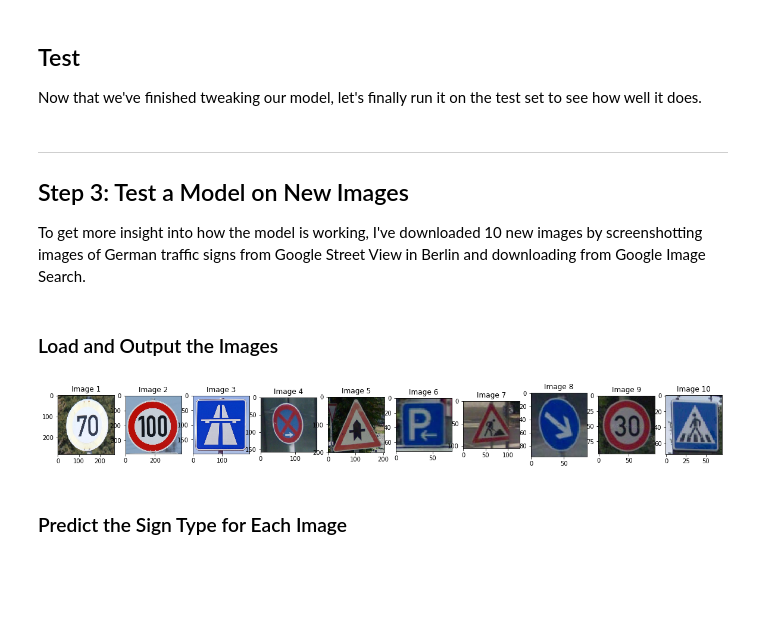
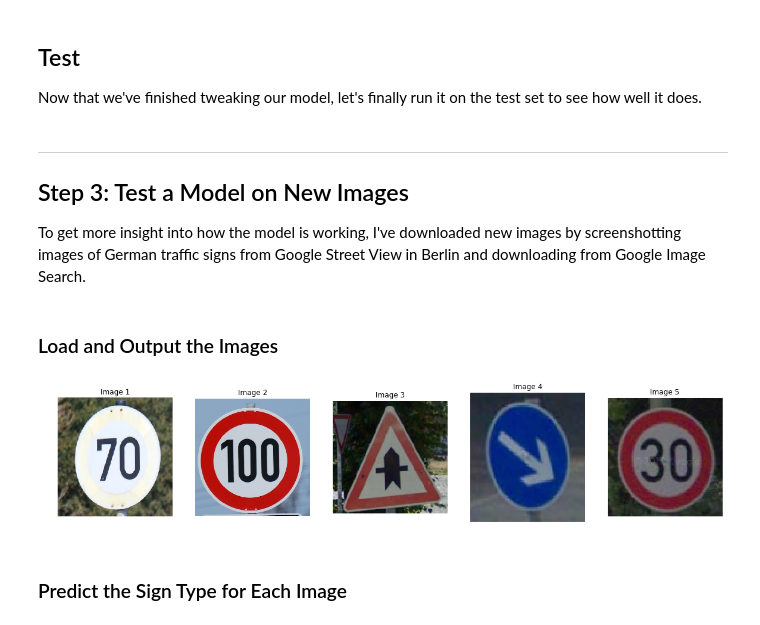
Before and after one commit to tjacobs/CarND-Traffic-Sign-Classifier-Project, a Jupyter notebook: Traffic_Sign_Classifier.ipynb, the cells around one changed output. Cells and saved outputs as stored; diff of their text form; code cells hidden in the pictures; blank space fills up the shorter version.

```diff
--- a/Traffic_Sign_Classifier.ipynb
+++ b/Traffic_Sign_Classifier.ipynb
@@ -71,20 +69,27 @@ import matplotlib.pyplot as plt
 %matplotlib inline
 from random import randint
 import pandas as pd
+import numpy as np
 
 # Read sign names
 sn = pd.read_csv('./signnames.csv')
 
-# Plot 48 signs at random
-fig = plt.figure(figsize=(20,25))
-for i in range(1,48):
-    a = fig.add_subplot(8,8,i)
+# Plot 15 signs at random
+fig = plt.figure(figsize=(20,20))
+for i in range(1,16):
+    a = fig.add_subplot(5,5,i)
     signidx = randint(0, n_train)
-    plt.imshow(X_train[signidx])
-    code = int(y_train[signidx])
+    plt.imshow(X_train_raw[signidx])
+    code = int(y_train_raw[signidx])
     plt.title( sn.iloc[code, 1] )
+    plt.axis('off')
 
-
-# TODO: Plot histogram of class frequency
-# TODO: Plot many examples of a selection of classes
+# Plot histogram of class frequency
+histogram = np.histogram(y_train_raw, bins=n_classes, range=(0, n_classes))
+fig = plt.figure(figsize=(20,6))
+bin_edges = histogram[1]
+bin_centers = (bin_edges[1:]  + bin_edges[0:len(bin_edges)-1])/2
+plt.bar(bin_centers, histogram[0])
+plt.xlim(0, n_classes)
+plt.title('Histogram of Class Frequencies')
 # %% [output]
@@ -102,11 +110,0 @@ First, we shuffle the training data. Then we convert to greyscale, and then we n
-# %%
-# 4th code cell
-### Preprocess the data.
-from sklearn.utils import shuffle
-
-# Shuffle
-X_train, y_train = shuffle(X_train, y_train)
-
-# Convert to greyscale
-
-# Normalize the brightness
@@ -308,28 +384,28 @@ Now that we've finished tweaking our model, let's finally run it on the test set
 
 ## Step 3: Test a Model on New Images
 
-To get more insight into how the model is working, I've downloaded 10 new images by screenshotting images of German traffic signs from Google Street View in Berlin and downloading from Google Image Search.
+To get more insight into how the model is working, I've downloaded new images by screenshotting images of German traffic signs from Google Street View in Berlin and downloading from Google Image Search.
 # %% [markdown]
 ### Load and Output the Images
 # %%
 # 11th code cell
 # New Images
-import cv2 as cv2
 import glob
 
 # Find and read images in test directory
 filelist = glob.glob( './test/*.*' )
 images = np.array([np.array(plt.imread(fname)) for fname in filelist])
 
 # Plot 10 in a row
 fig = plt.figure(figsize=(20,20))
-for i in range(0,10):
-    a = fig.add_subplot(1,10,i+1)
+for i in range(0,len(images)):
+    a = fig.add_subplot(1,len(images),i+1)
     plt.imshow(images[i])
     code = int(y_train[1])
     plt.title( "Image " + str(i+1) )
+    plt.axis( "off" )
 # %% [output]
-[figure, old version]
+[figure, new version]
 # %% [markdown]
 ### Predict the Sign Type for Each Image
 # %%
```
Also changed, not shown: parts of 17 cells of this notebook, 12 other files.
